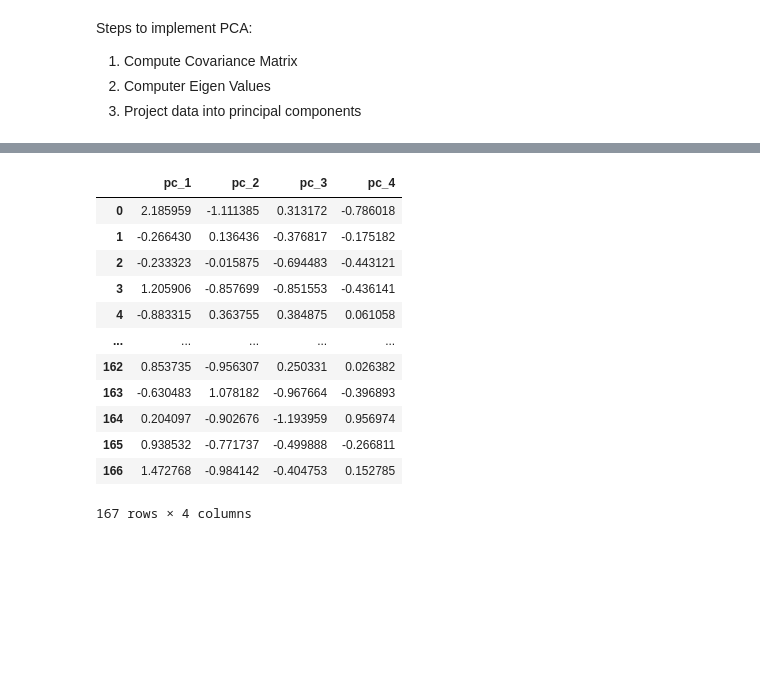
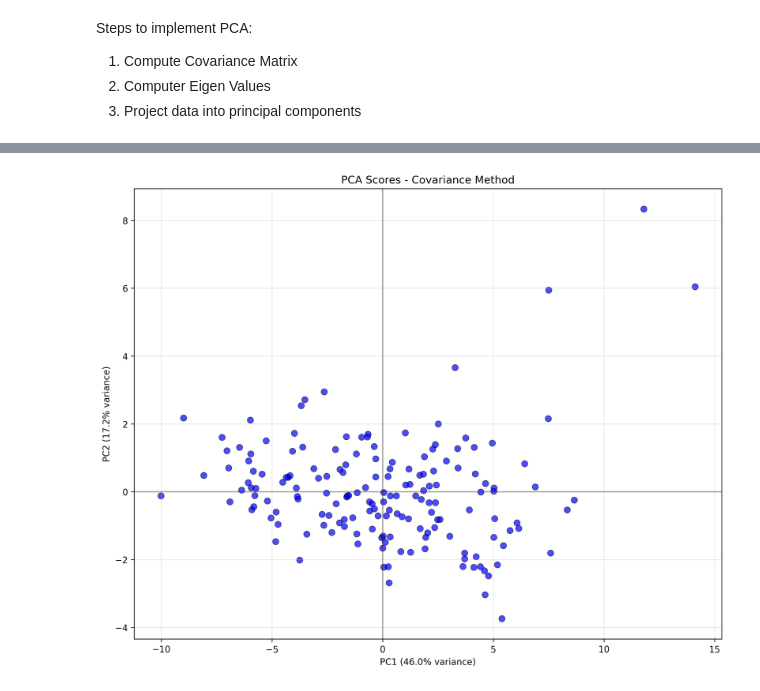
Before and after one commit to dinod001/country-economic-clustering, a Jupyter notebook: dimensionality Reduction/pca.ipynb, the cells around one changed output, grey strips where cells are left out. Cells and saved outputs as stored; diff of their text form; code cells hidden in the pictures; blank space fills up the shorter version.

```diff
--- a/dimensionality Reduction/pca.ipynb
+++ b/dimensionality Reduction/pca.ipynb
@@ -157,17 +143,14 @@ plt.show()
 # %%
-df_pca = pd.DataFrame(scores, columns=[f'pc_{i+1}' for i in range(scores.shape[1])])
-df_pca
+plt.figure(figsize=(10, 8))
+plt.scatter(scores[:, 0], scores[:, 1], alpha=0.7, s=50, c='blue', edgecolors='black', linewidth=0.5)
+plt.xlabel(f'PC1 ({pca_result["explained_ratio"][0]:.1%} variance)')
+plt.ylabel(f'PC2 ({pca_result["explained_ratio"][1]:.1%} variance)')
+plt.title('PCA Scores - Covariance Method')
+plt.grid(True, alpha=0.3)
+plt.axhline(y=0, color='k', linestyle='-', alpha=0.3)
+plt.axvline(x=0, color='k', linestyle='-', alpha=0.3)
+plt.tight_layout()
+plt.savefig('../artifacts/figures/pca_cov_scatter.png', dpi=300, bbox_inches='tight')
+plt.show()
 # %% [output]
-|  | pc_1 | pc_2 | pc_3 | pc_4 |
-| 0 | 2.185959 | -1.111385 | 0.313172 | -0.786018 |
-| 1 | -0.266430 | 0.136436 | -0.376817 | -0.175182 |
-| 2 | -0.233323 | -0.015875 | -0.694483 | -0.443121 |
-| 3 | 1.205906 | -0.857699 | -0.851553 | -0.436141 |
-| 4 | -0.883315 | 0.363755 | 0.384875 | 0.061058 |
-| ... | ... | ... | ... | ... |
-| 162 | 0.853735 | -0.956307 | 0.250331 | 0.026382 |
-| 163 | -0.630483 | 1.078182 | -0.967664 | -0.396893 |
-| 164 | 0.204097 | -0.902676 | -1.193959 | 0.956974 |
-| 165 | 0.938532 | -0.771737 | -0.499888 | -0.266811 |
-| 166 | 1.472768 | -0.984142 | -0.404753 | 0.152785 |
-167 rows × 4 columns
+[figure, added]
```
Also changed, not shown: parts of 13 cells of this notebook, 10 other files.
